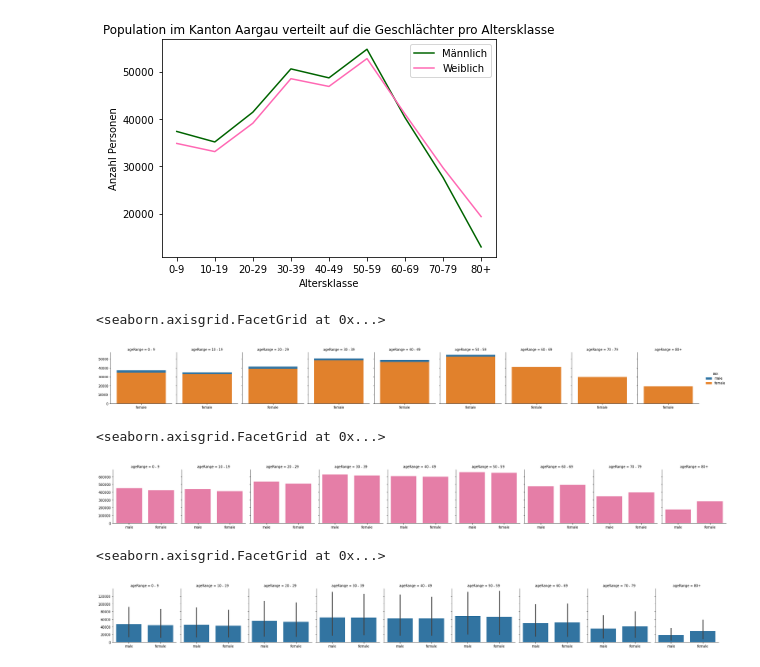
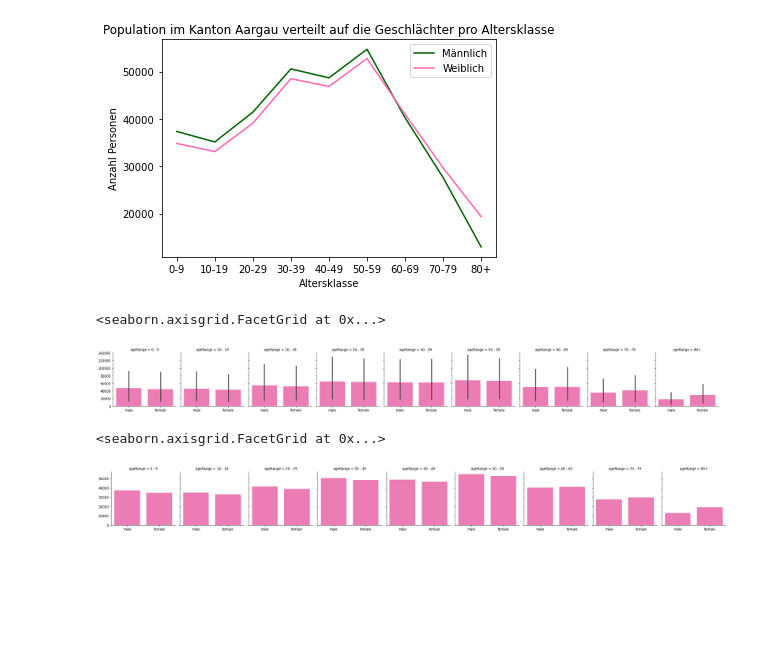
Before and after one commit to Juuuliia/Grundkompetenz-Datenvisualisierung, a Jupyter notebook: GdvAbgabe/GdvAbgabe.ipynb, the cells around one changed output. Saved outputs shown, nothing was run; the diff lists cells and outputs as text; code cells hidden in the pictures; blank space fills up the shorter version.

```diff
--- a/GdvAbgabe/GdvAbgabe.ipynb
+++ b/GdvAbgabe/GdvAbgabe.ipynb
@@ -750,25 +750,20 @@ plt.legend()
 plt.show()
 # %% [output]
 [figure]
-# %%
-# https://seaborn.pydata.org/generated/seaborn.FacetGrid.html
-g = sns.FacetGrid(df_ag, col="ageRange", hue="sex")
-g.map_dataframe(sns.barplot, x="sex", y="pop")
-g.add_legend()
-# %% [output]
-<seaborn.axisgrid.FacetGrid at 0x...>
-[figure, removed]
-# %%
-g = sns.FacetGrid(data2, col="ageRange", hue="geoRegion")
-g.map_dataframe(sns.barplot, x="sex", y="pop")
-#g.add_legend()
-# %% [output]
-<seaborn.axisgrid.FacetGrid at 0x...>
-[figure, removed]
 # %%
+# Abbildung 24: Durchschnitt der Frauen und Männer pro Altersklasse in der Schweiz und Lichtenstein
 g = sns.FacetGrid(data2, col="ageRange")
-g.map_dataframe(sns.barplot, x="sex", y="pop")
+g.map_dataframe(sns.barplot, x="sex", y="pop",color="hotpink")
 g.add_legend()
 # %% [output]
 <seaborn.axisgrid.FacetGrid at 0x...>
-[figure, old version]
+[figure, new version]
+# %%
+# Abbildung 25: Wie viele Männer und Frauen hat es pro Altersklasse im Kanton Aargau (Liniendiagramm)
+dataAg = data2[data2["geoRegion"] == "AG"]
+g = sns.FacetGrid(dataAg, col="ageRange", hue="geoRegion")
+g.map_dataframe(sns.barplot, x="sex", y="pop",color="hotpink")
+#g.add_legend()
+# %% [output]
+<seaborn.axisgrid.FacetGrid at 0x...>
+[figure, added]
```
Also changed, not shown: parts of 2 cells of this notebook, 2 other files.
